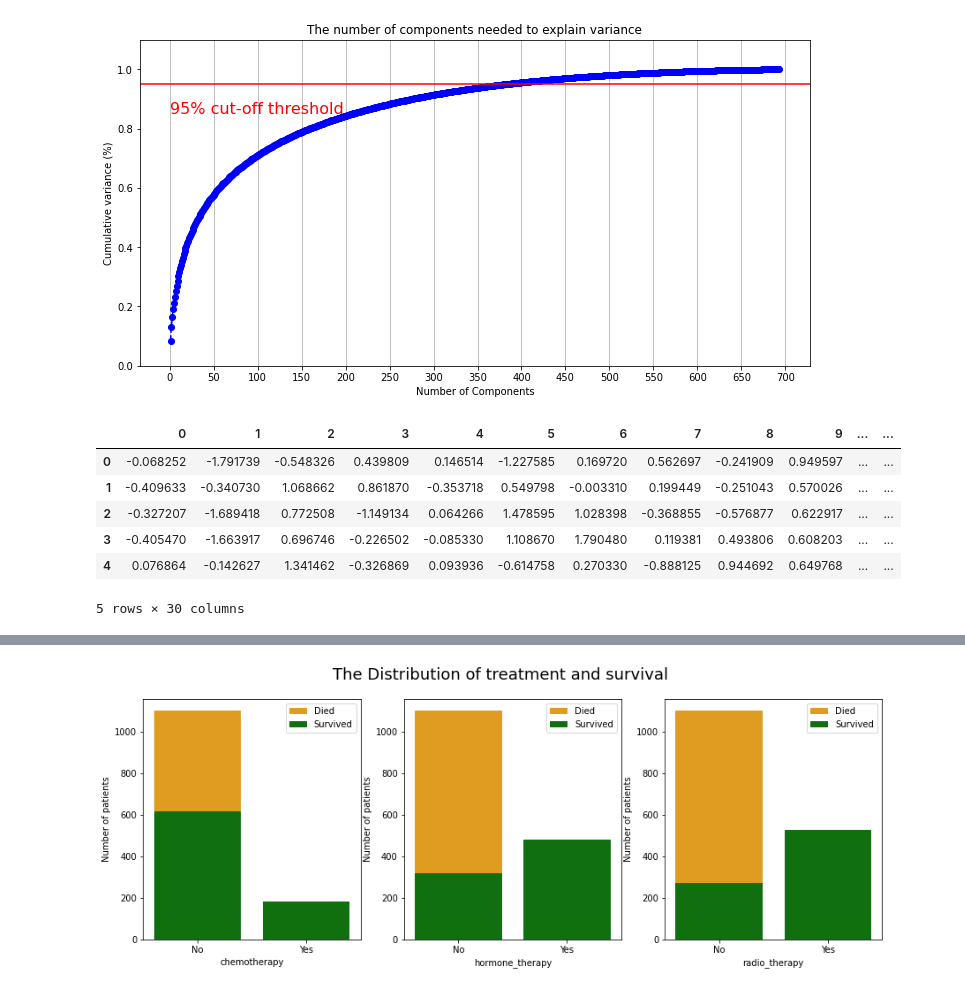
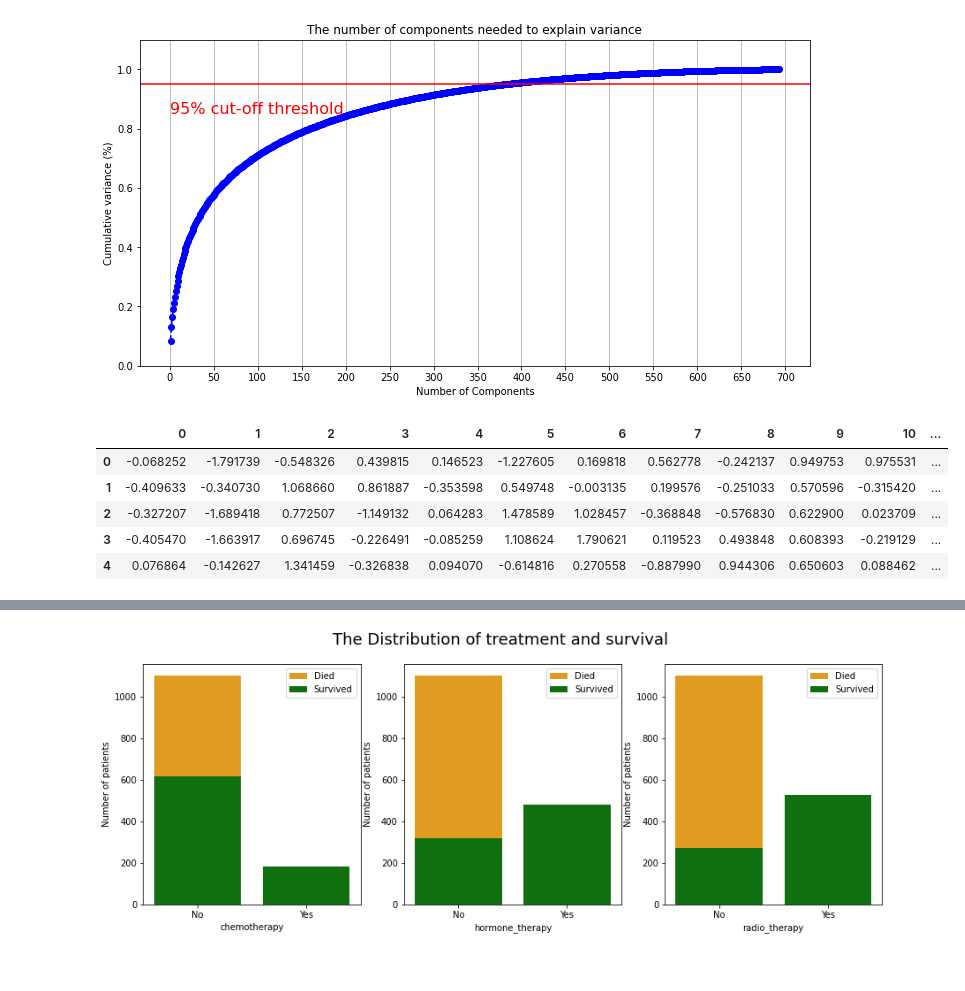
Before and after one commit to kesa955/major_project, a Jupyter notebook: Copy_of_Breast_Cancer_Survival_Prediction_using_Gene_Expression.ipynb, the cells around one changed output, grey strips where cells are left out. Saved outputs shown, nothing was run; the diff lists cells and outputs as text; code cells hidden in the pictures.

```diff
--- a/Copy_of_Breast_Cancer_Survival_Prediction_using_Gene_Expression.ipynb
+++ b/Copy_of_Breast_Cancer_Survival_Prediction_using_Gene_Expression.ipynb
@@ -516,18 +516,17 @@ plt.show()
 [figure]
 # %%
 from sklearn.decomposition import PCA
-pca = PCA(n_components=25)
+pca = PCA(n_components=20)
 principal_components = pca.fit_transform(data_rescaled)
 principal_df = pd.DataFrame(data = principal_components)
 principal_df.head()
 # %% [output]
-|  | 0 | 1 | 2 | 3 | 4 | 5 | 6 | 7 | 8 | 9 | ... | ... |
-| 0 | -0.068252 | -1.791739 | -0.548326 | 0.439809 | 0.146514 | -1.227585 | 0.169720 | 0.562697 | -0.241909 | 0.949597 | ... | ... |
-| 1 | -0.409633 | -0.340730 | 1.068662 | 0.861870 | -0.353718 | 0.549798 | -0.003310 | 0.199449 | -0.251043 | 0.570026 | ... | ... |
-| 2 | -0.327207 | -1.689418 | 0.772508 | -1.149134 | 0.064266 | 1.478595 | 1.028398 | -0.368855 | -0.576877 | 0.622917 | ... | ... |
-| 3 | -0.405470 | -1.663917 | 0.696746 | -0.226502 | -0.085330 | 1.108670 | 1.790480 | 0.119381 | 0.493806 | 0.608203 | ... | ... |
-| 4 | 0.076864 | -0.142627 | 1.341462 | -0.326869 | 0.093936 | -0.614758 | 0.270330 | -0.888125 | 0.944692 | 0.649768 | ... | ... |
+|  | 0 | 1 | 2 | 3 | 4 | 5 | 6 | 7 | 8 | 9 | 10 | ... |
+| 0 | -0.068252 | -1.791739 | -0.548326 | 0.439815 | 0.146523 | -1.227605 | 0.169818 | 0.562778 | -0.242137 | 0.949753 | 0.975531 | ... |
+| 1 | -0.409633 | -0.340730 | 1.068660 | 0.861887 | -0.353598 | 0.549748 | -0.003135 | 0.199576 | -0.251033 | 0.570596 | -0.315420 | ... |
+| 2 | -0.327207 | -1.689418 | 0.772507 | -1.149132 | 0.064283 | 1.478589 | 1.028457 | -0.368848 | -0.576830 | 0.622900 | 0.023709 | ... |
+| 3 | -0.405470 | -1.663917 | 0.696745 | -0.226491 | -0.085259 | 1.108624 | 1.790621 | 0.119523 | 0.493848 | 0.608393 | -0.219129 | ... |
+| 4 | 0.076864 | -0.142627 | 1.341459 | -0.326838 | 0.094070 | -0.614816 | 0.270558 | -0.887990 | 0.944306 | 0.650603 | 0.088462 | ... |
-5 rows × 30 columns
 # %%
 from sklearn.model_selection import train_test_split
 X = principal_df
```
Also changed, not shown: parts of 8 cells of this notebook.
